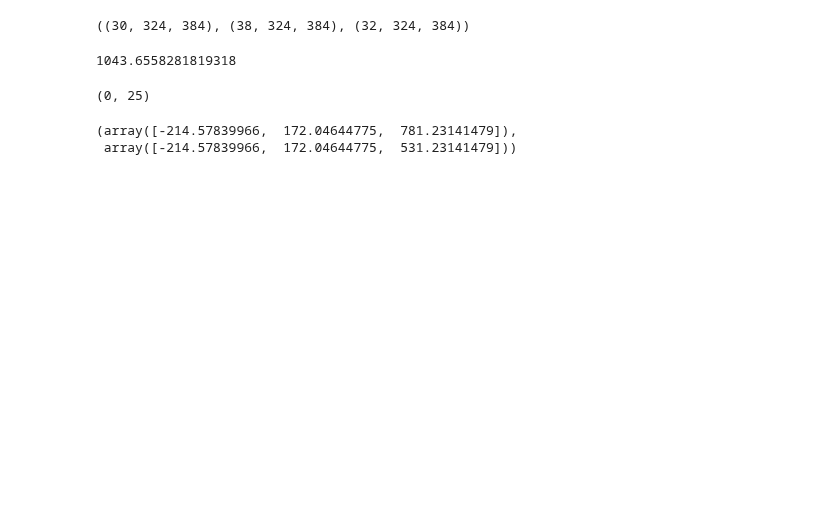
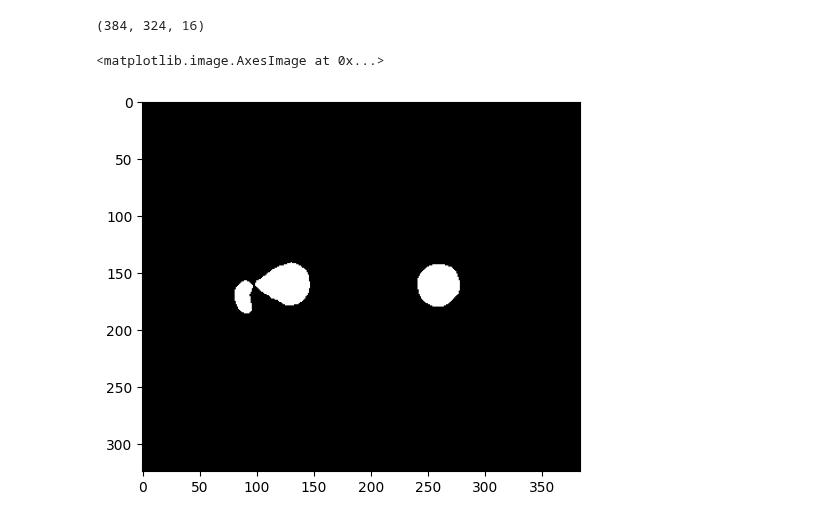
Before and after one commit to swestfechtel/morphometry, a Jupyter notebook: notebooks/augsburg_test.ipynb, the cells around one changed output. Cells and saved outputs as stored; diff of their text form; code cells hidden in the pictures; blank space fills up the shorter version.

```diff
--- a/notebooks/augsburg_test.ipynb
+++ b/notebooks/augsburg_test.ipynb
@@ -31,29 +21,22 @@ ankle.read_image('/home/simon/Downloads/Augsburg/labels/osg/t1_tse_tra_OSG_PA000
 # %%
-hip = Image('nibabel')
-hip.read_image('/home/simon/Data/Augsburg_large/preprocessed/PA000006/hip_seg.nii.gz')
-knee = Image('nibabel')
-knee.read_image('/home/simon/Data/Augsburg_large/preprocessed/PA000006/knee_seg.nii.gz')
-ankle = Image('nibabel')
-ankle.read_image('/home/simon/Data/Augsburg_large/preprocessed/PA000006/ankle_seg.nii.gz')
+patient = 'PA000110'
+
+hip = Segmentation('nibabel')
+hip.read_image(f'/home/simon/Data/Augsburg_large/reader_study_augsburg/{patient}/hip_seg_test.nii.gz')
+knee = Segmentation('nibabel')
+knee.read_image(f'/home/simon/Data/Augsburg_large/reader_study_augsburg/{patient}/knee_seg_test.nii.gz')
+ankle = Segmentation('nibabel')
+ankle.read_image(f'/home/simon/Data/Augsburg_large/reader_study_augsburg/{patient}/ankle_seg_test.nii.gz')
+# %%
+hip.shape
+# %% [output]
+(384, 324, 16)
+# %%
+plt.imshow(hip.array[:, :, hip.array.shape[2] // 2].T, cmap='gray')
+# %% [output]
+<matplotlib.image.AxesImage at 0x...>
+[figure, added]
 # %%
 hip.transform_coordinate_system()
 knee.transform_coordinate_system()
 ankle.transform_coordinate_system()
-# %%
-hip.get_shape(), knee.get_shape(), ankle.get_shape()
-# %% [output]
-((30, 324, 384), (38, 324, 384), (32, 324, 384))
-# %%
-from morphometry.whole_leg import calculate_bone_length
-calculate_bone_length(hip, ankle)
-# %% [output]
-1043.6558281819318
-# %%
-np.min(np.argwhere(hip.get_array())[:, 0]), np.max(np.argwhere(ankle.get_array())[:, 0])
-# %% [output]
-(0, 25)
-# %%
-hip.transform_index_to_physical_point((0, 0, 0)), hip.transform_index_to_physical_point((25, 0, 0))
-# %% [output]
-(array([-214.57839966,  172.04644775,  781.23141479]),
- array([-214.57839966,  172.04644775,  531.23141479]))
```
Also changed, not shown: parts of 69 cells of this notebook, 13 other files.
